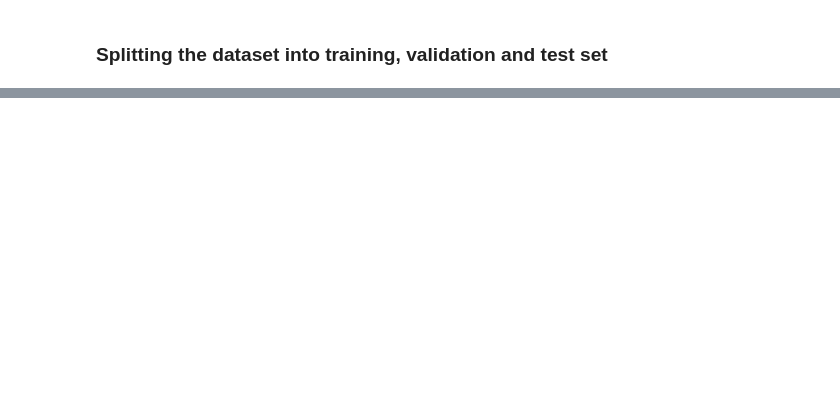
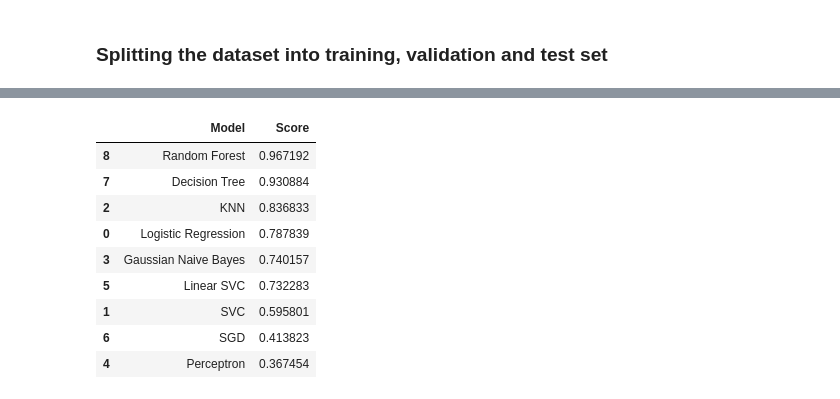
Before and after one commit to Mamdouh-Attia/Web-page-Phishing-Detection, a Jupyter notebook: workflow_notebook.ipynb, the cells around one changed output, grey strips where cells are left out. Cells and saved outputs as stored; diff of their text form; code cells hidden in the pictures; blank space fills up the shorter version.

```diff
--- a/workflow_notebook.ipynb
+++ b/workflow_notebook.ipynb
@@ -101,0 +262,9 @@ plt.show()
+# %%
+# Linear SVC
+linear_svc = LinearSVC()
+linear_svc.fit(X_train, y_train)
+y_pred = linear_svc.predict(X_test)
+acc_linear_svc = accuracy_score(y_test, y_pred)
+print('Linear SVC Accuracy:', acc_linear_svc)
+print(confusion_matrix(y_test, y_pred))
+print(classification_report(y_test, y_pred))
@@ -101,0 +283,9 @@ plt.show()
+# %%
+# Stochastic Gradient Descent
+sgd = SGDClassifier()
+sgd.fit(X_train, y_train)
+y_pred = sgd.predict(X_test)
+acc_sgd = accuracy_score(y_test, y_pred)
+print('SGD Accuracy:', acc_sgd)
+print(confusion_matrix(y_test, y_pred))
+print(classification_report(y_test, y_pred))
@@ -101,0 +304,9 @@ plt.show()
+# %%
+# Decision Tree
+decision_tree = DecisionTreeClassifier()
+decision_tree.fit(X_train, y_train)
+y_pred = decision_tree.predict(X_test)
+acc_decision_tree = accuracy_score(y_test, y_pred)
+print('Decision Tree Accuracy:', acc_decision_tree)
+print(confusion_matrix(y_test, y_pred))
+print(classification_report(y_test, y_pred))
@@ -101,0 +325,9 @@ plt.show()
+# %%
+# Random Forest
+random_forest = RandomForestClassifier(n_estimators=100)
+random_forest.fit(X_train, y_train)
+y_pred = random_forest.predict(X_test)
+acc_random_forest = accuracy_score(y_test, y_pred)
+print('Random Forest Accuracy:', acc_random_forest)
+print(confusion_matrix(y_test, y_pred))
+print(classification_report(y_test, y_pred))
@@ -101,0 +396,19 @@ plt.show()
+# %%
+#rank models
+rank = pd.DataFrame({
+    'Model': ['Logistic Regression', 'SVC', 'KNN', 'Gaussian Naive Bayes', 'Perceptron', 'Linear SVC', 'SGD', 'Decision Tree', 'Random Forest'],
+    'Score': [acc_log, acc_svc, acc_knn, acc_gaussian, acc_perceptron, acc_linear_svc, acc_sgd, acc_decision_tree, acc_random_forest]
+})
+rank = rank.sort_values(by='Score', ascending=False)
+rank
+# %% [output]
+|  | Model | Score |
+| 8 | Random Forest | 0.967192 |
+| 7 | Decision Tree | 0.930884 |
+| 2 | KNN | 0.836833 |
+| 0 | Logistic Regression | 0.787839 |
+| 3 | Gaussian Naive Bayes | 0.740157 |
+| 5 | Linear SVC | 0.732283 |
+| 1 | SVC | 0.595801 |
+| 6 | SGD | 0.413823 |
+| 4 | Perceptron | 0.367454 |
```
Also changed, not shown: parts of 27 cells of this notebook, 1 other file.
